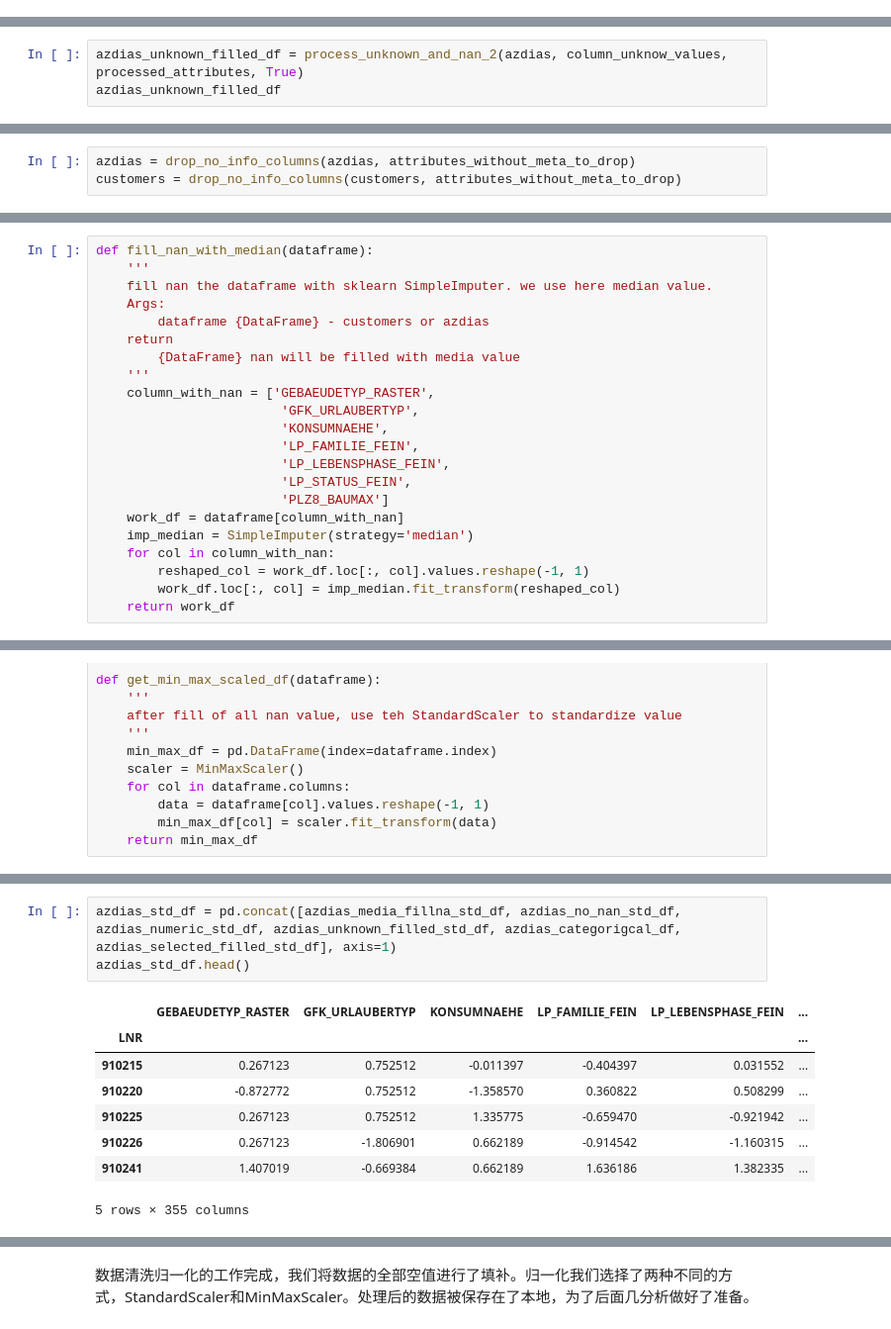
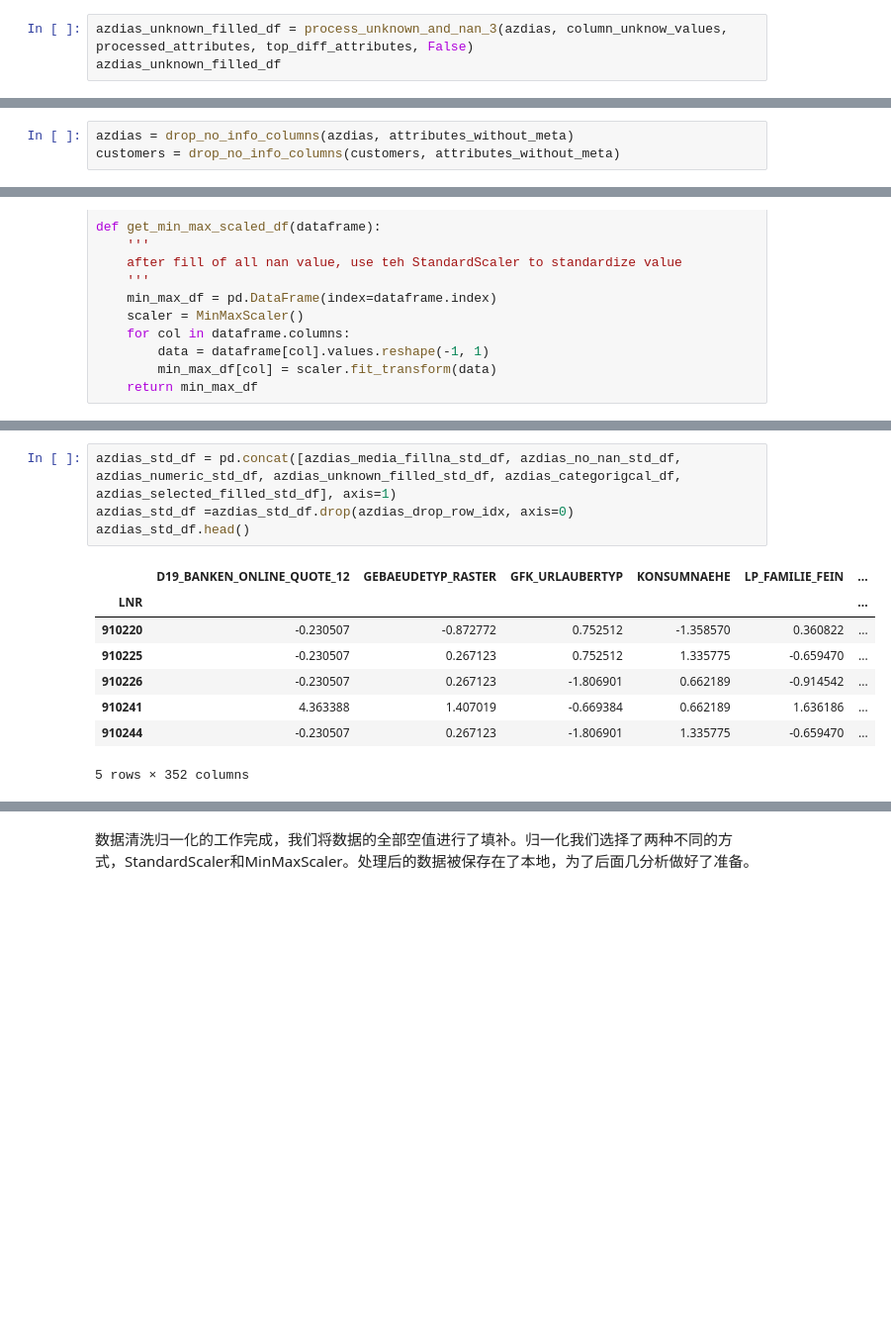
Before and after one commit to lqiang79/udacity_DSND_arvato, a Jupyter notebook: Arvato_Project_Workbook_zh.ipynb, the cells around one changed output, grey strips where cells are left out. Shown at 99% size. Saved outputs shown, nothing was run; the diff lists cells and outputs as text; blank space fills up the shorter version.

Commit message:
polishing of process unknown attributes and drop NaN in row and column

```diff
--- a/Arvato_Project_Workbook_zh.ipynb
+++ b/Arvato_Project_Workbook_zh.ipynb
@@ -615,0 +827,3 @@ the following attributes can not be found: {'D19_KK_KUNDENTYP', 'KBA13_CCM_1400_
+# %%
+azdias_unknown_filled_df = process_unknown_and_nan_3(azdias, column_unknow_values, processed_attributes, top_diff_attributes, False)
+azdias_unknown_filled_df
@@ -616,5 +845,2 @@ the following attributes can not be found: {'D19_KK_KUNDENTYP', 'KBA13_CCM_1400_
 # %% [markdown]
 查看一下还有那些列里有nan值。
-# %%
-azdias_unknown_filled_df = process_unknown_and_nan_2(azdias, column_unknow_values, processed_attributes, True)
-azdias_unknown_filled_df
@@ -892,4 +1085,4 @@ memory usage: 81.6 MB
 # %%
-azdias = drop_no_info_columns(azdias, attributes_without_meta_to_drop)
-customers = drop_no_info_columns(customers, attributes_without_meta_to_drop)
+azdias = drop_no_info_columns(azdias, attributes_without_meta)
+customers = drop_no_info_columns(customers, attributes_without_meta)
 # %% [output]
@@ -1012,27 +1212,5 @@ get_columns_has_nan(customers_unprocessed_df)
 # %% [markdown]
 最后这几列我们找不到可以用的默认值，所以我们决定用中值填补空值。
-# %%
-def fill_nan_with_median(dataframe):
-    '''
-    fill nan the dataframe with sklearn SimpleImputer. we use here median value.
-    Args:
-        dataframe {DataFrame} - customers or azdias
-    return
-        {DataFrame} nan will be filled with media value
-    '''
-    column_with_nan = ['GEBAEUDETYP_RASTER',
-                        'GFK_URLAUBERTYP',
-                        'KONSUMNAEHE',
-                        'LP_FAMILIE_FEIN',
-                        'LP_LEBENSPHASE_FEIN',
-                        'LP_STATUS_FEIN',
-                        'PLZ8_BAUMAX']
-    work_df = dataframe[column_with_nan]
-    imp_median = SimpleImputer(strategy='median')
-    for col in column_with_nan:
-        reshaped_col = work_df.loc[:, col].values.reshape(-1, 1)
-        work_df.loc[:, col] = imp_median.fit_transform(reshaped_col)
-    return work_df
 # %%
 customers[get_columns_has_nan(customers_unprocessed_df)]
 # %% [output]
@@ -1202,14 +1372,15 @@ Wall time: 4.96 s
 # %%
 azdias_std_df = pd.concat([azdias_media_fillna_std_df, azdias_no_nan_std_df, azdias_numeric_std_df, azdias_unknown_filled_std_df, azdias_categorigcal_df, azdias_selected_filled_std_df], axis=1)
+azdias_std_df =azdias_std_df.drop(azdias_drop_row_idx, axis=0)
 azdias_std_df.head()
 # %% [output]
-|  | GEBAEUDETYP_RASTER | GFK_URLAUBERTYP | KONSUMNAEHE | LP_FAMILIE_FEIN | LP_LEBENSPHASE_FEIN | ... |
+|  | D19_BANKEN_ONLINE_QUOTE_12 | GEBAEUDETYP_RASTER | GFK_URLAUBERTYP | KONSUMNAEHE | LP_FAMILIE_FEIN | ... |
 | LNR |  |  |  |  |  | ... |
-| 910215 | 0.267123 | 0.752512 | -0.011397 | -0.404397 | 0.031552 | ... |
-| 910220 | -0.872772 | 0.752512 | -1.358570 | 0.360822 | 0.508299 | ... |
-| 910225 | 0.267123 | 0.752512 | 1.335775 | -0.659470 | -0.921942 | ... |
-| 910226 | 0.267123 | -1.806901 | 0.662189 | -0.914542 | -1.160315 | ... |
-| 910241 | 1.407019 | -0.669384 | 0.662189 | 1.636186 | 1.382335 | ... |
+| 910220 | -0.230507 | -0.872772 | 0.752512 | -1.358570 | 0.360822 | ... |
+| 910225 | -0.230507 | 0.267123 | 0.752512 | 1.335775 | -0.659470 | ... |
+| 910226 | -0.230507 | 0.267123 | -1.806901 | 0.662189 | -0.914542 | ... |
+| 910241 | 4.363388 | 1.407019 | -0.669384 | 0.662189 | 1.636186 | ... |
+| 910244 | -0.230507 | 0.267123 | -1.806901 | 1.335775 | -0.659470 | ... |
-5 rows × 355 columns
+5 rows × 352 columns
 # %%
 azdias_max_min_df = pd.concat([azdias_media_fillna_max_min_df, azdias_no_nan_max_min_df, azdias_numeric_max_min_df, azdias_unknown_filled_max_min_df, azdias_categorigcal_df, azdias_selected_filled_max_min_df], axis=1)
```
Also changed, not shown: parts of 46 cells of this notebook.
